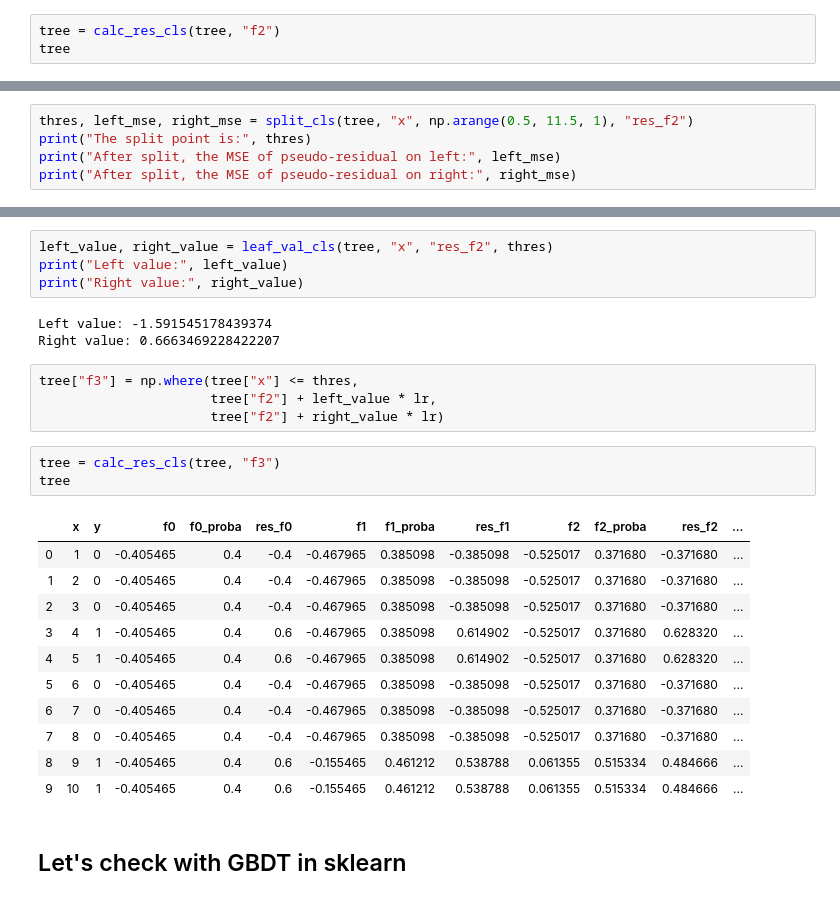
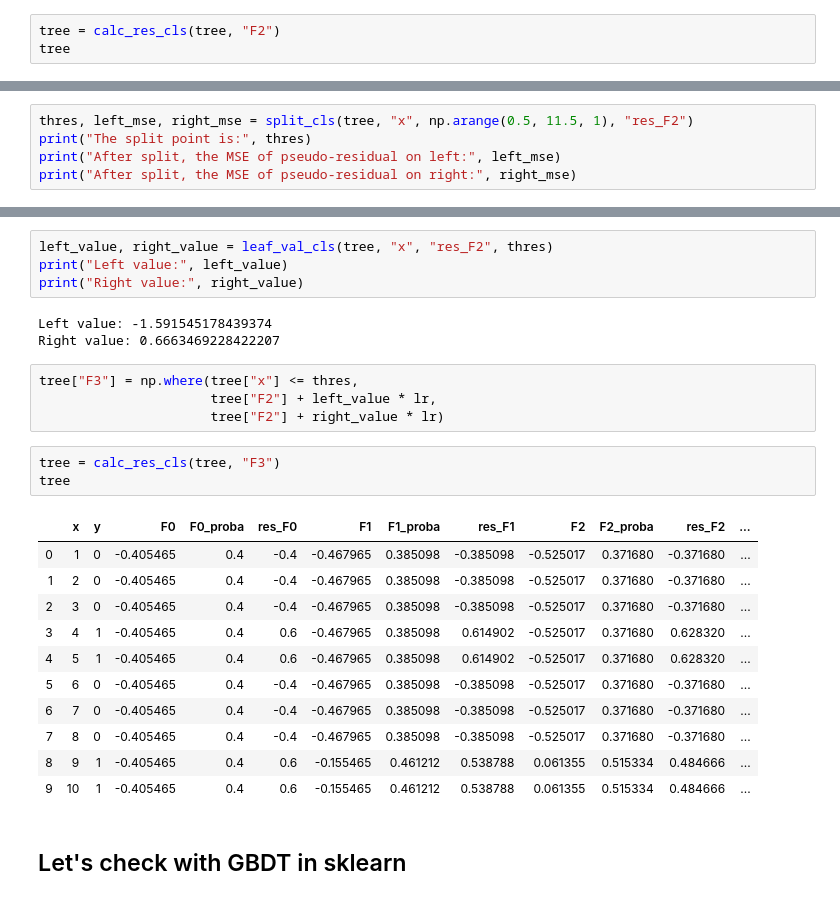
Before and after one commit to SilenceGTX/algorithms, a Jupyter notebook: GBDT.ipynb, the cells around one changed output, grey strips where cells are left out. Cells and saved outputs as stored; diff of their text form.

```diff
--- a/GBDT.ipynb
+++ b/GBDT.ipynb
@@ -232,4 +232,4 @@ tree["f2"] = np.where(tree["x"] <= thres,
 # %%
-tree = calc_res_cls(tree, "f2")
+tree = calc_res_cls(tree, "F2")
 tree
 # %% [output]
@@ -245,7 +245,7 @@ tree
 | 8 | 9 | 1 | -0.405465 | 0.4 | 0.6 | -0.155465 | 0.461212 | 0.538788 | 0.061355 | 0.515334 | 0.484666 |
 | 9 | 10 | 1 | -0.405465 | 0.4 | 0.6 | -0.155465 | 0.461212 | 0.538788 | 0.061355 | 0.515334 | 0.484666 |
 # %%
-thres, left_mse, right_mse = split_cls(tree, "x", np.arange(0.5, 11.5, 1), "res_f2")
+thres, left_mse, right_mse = split_cls(tree, "x", np.arange(0.5, 11.5, 1), "res_F2")
 print("The split point is:", thres)
 print("After split, the MSE of pseudo-residual on left:", left_mse)
 print("After split, the MSE of pseudo-residual on right:", right_mse)
@@ -254,21 +254,21 @@ The split point is: 3.5
 After split, the MSE of pseudo-residual on left: 0.0
 After split, the MSE of pseudo-residual on right: 0.21392888430746773
 # %%
-left_value, right_value = leaf_val_cls(tree, "x", "res_f2", thres)
+left_value, right_value = leaf_val_cls(tree, "x", "res_F2", thres)
 print("Left value:", left_value)
 print("Right value:", right_value)
 # %% [output]
 Left value: -1.591545178439374
 Right value: 0.6663469228422207
 # %%
-tree["f3"] = np.where(tree["x"] <= thres,
-                      tree["f2"] + left_value * lr,
-                      tree["f2"] + right_value * lr)
+tree["F3"] = np.where(tree["x"] <= thres,
+                      tree["F2"] + left_value * lr,
+                      tree["F2"] + right_value * lr)
 # %%
-tree = calc_res_cls(tree, "f3")
+tree = calc_res_cls(tree, "F3")
 tree
 # %% [output]
-|  | x | y | f0 | f0_proba | res_f0 | f1 | f1_proba | res_f1 | f2 | f2_proba | res_f2 | ... |
+|  | x | y | F0 | F0_proba | res_F0 | F1 | F1_proba | res_F1 | F2 | F2_proba | res_F2 | ... |
 | 0 | 1 | 0 | -0.405465 | 0.4 | -0.4 | -0.467965 | 0.385098 | -0.385098 | -0.525017 | 0.371680 | -0.371680 | ... |
 | 1 | 2 | 0 | -0.405465 | 0.4 | -0.4 | -0.467965 | 0.385098 | -0.385098 | -0.525017 | 0.371680 | -0.371680 | ... |
 | 2 | 3 | 0 | -0.405465 | 0.4 | -0.4 | -0.467965 | 0.385098 | -0.385098 | -0.525017 | 0.371680 | -0.371680 | ... |
```
Also changed, not shown: parts of 29 cells of this notebook.
